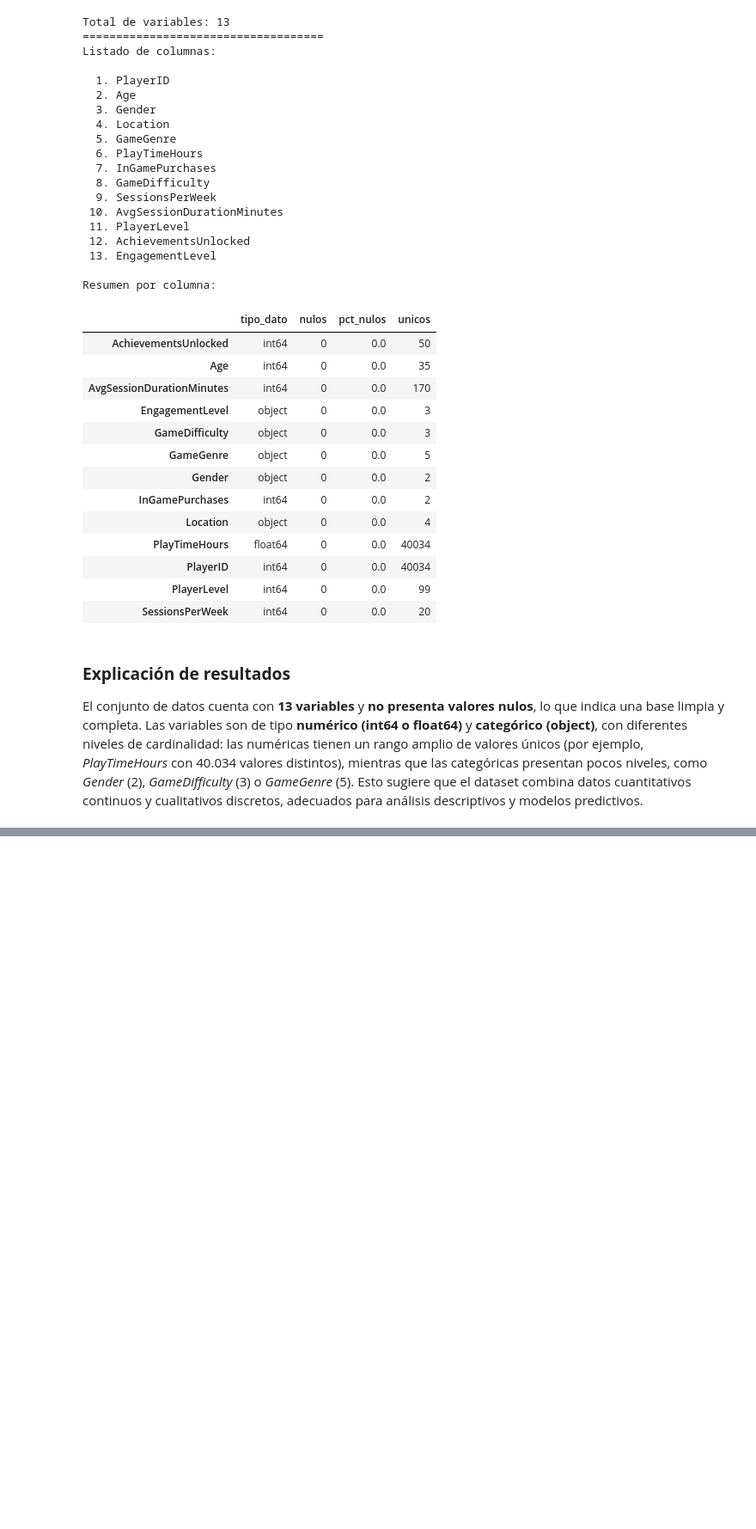
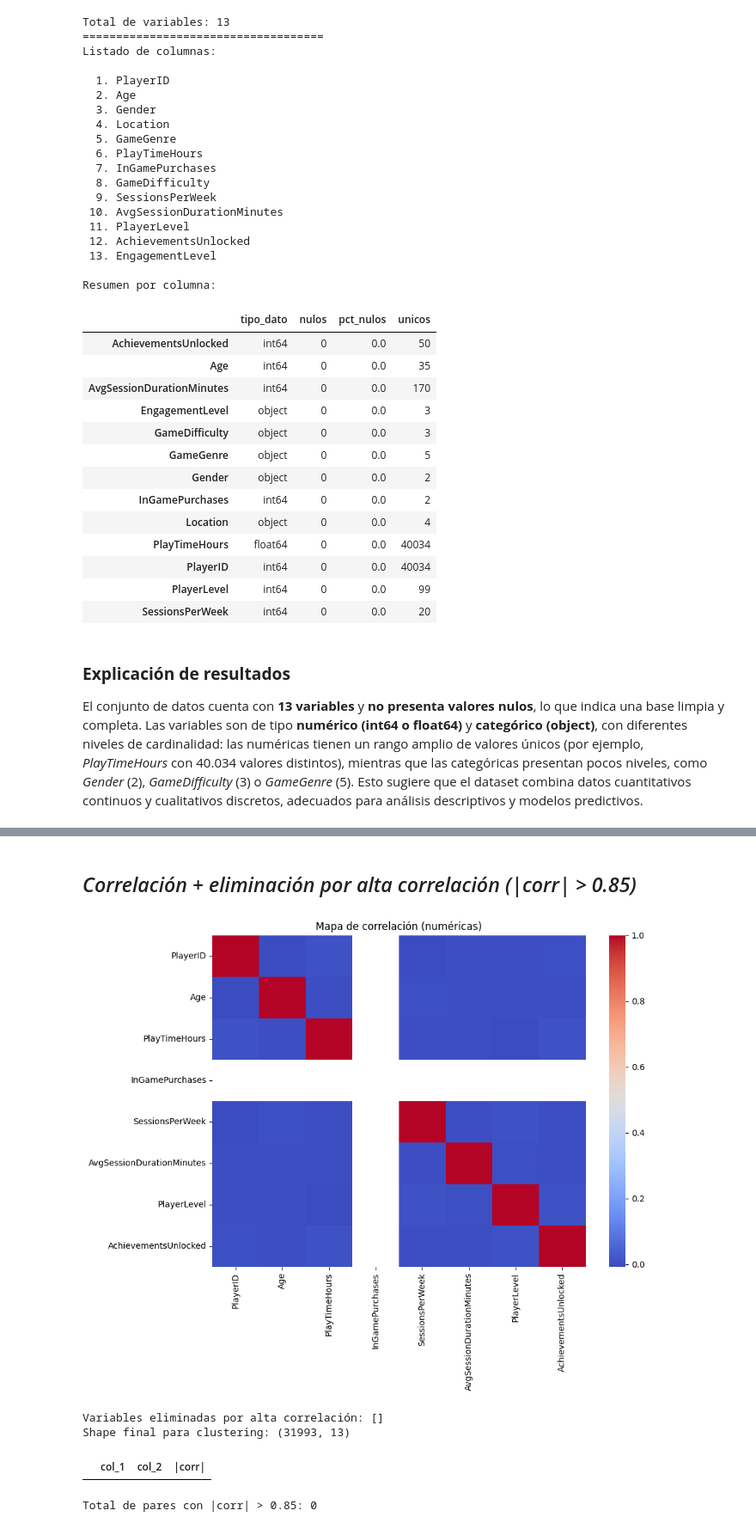
Before and after one commit to advSNTS/proyecto4_IA, a Jupyter notebook: EDA/EDA_IA.ipynb, the cells around one changed output, grey strips where cells are left out. Shown at 86% size. Drawn from its saved outputs; the diff is of its cells as text; code cells hidden in the pictures; blank space fills up the shorter version.

```diff
--- a/EDA/EDA_IA.ipynb
+++ b/EDA/EDA_IA.ipynb
@@ -1493,0 +567,17 @@ Esta segmentación permite diferenciar hábitos de uso y diseñar estrategias es
+# %%
+df_no_outliers = df_clean.copy()
+if len(num_cols) > 0:
+    Q1 = df_no_outliers[num_cols].quantile(0.25)
+    Q3 = df_no_outliers[num_cols].quantile(0.75)
+    IQR = Q3 - Q1
+    lim_inf = Q1 - 1.5*IQR
+    lim_sup = Q3 + 1.5*IQR
+
+    mask = ~((df_no_outliers[num_cols] < lim_inf) | (df_no_outliers[num_cols] > lim_sup)).any(axis=1)
+    removidos = len(df_no_outliers) - mask.sum()
+    df_no_outliers = df_no_outliers[mask]
+    print(f"Outliers removidos (IQR): {removidos}")
+else:
+    print("No hay columnas numéricas para evaluar outliers.")
+
+print("Shape tras remover outliers:", df_no_outliers.shape)
@@ -1493,0 +605,54 @@ Esta segmentación permite diferenciar hábitos de uso y diseñar estrategias es
+# %% [markdown]
+## *Correlación + eliminación por alta correlación (|corr| > 0.85)*
+# %%
+num_cols = [c for c in df_no_outliers.columns if c in num_cols]  # refrescar
+removed_corr = []
+
+if len(num_cols) > 1:
+    corr = df_no_outliers[num_cols].corr()
+    plt.figure(figsize=(10,8))
+    sns.heatmap(corr, cmap="coolwarm", annot=False)
+    plt.title("Mapa de correlación (numéricas)")
+    plt.tight_layout()
+    plt.savefig("./EDA/plots/_04_heatmap_correlacion.png", dpi=130)
+    plt.show()
+
+    corr_threshold = 0.85
+    cols = corr.columns.tolist()
+    to_drop = set()
+    kept = set()
+    for i in range(len(cols)):
+        for j in range(i):
+            if abs(corr.iloc[i, j]) > corr_threshold and cols[i] not in kept:
+                to_drop.add(cols[i])  # elimina la segunda de la pareja
+        kept.add(cols[i])
+
+    removed_corr = sorted(list(to_drop))
+    df_final = df_no_outliers.drop(columns=removed_corr, errors="ignore")
+    num_cols = [c for c in num_cols if c not in removed_corr]
+else:
+    print("No hay suficientes columnas numéricas para correlación.")
+    df_final = df_no_outliers.copy()
+
+print("Variables eliminadas por alta correlación:", removed_corr)
+print("Shape final para clustering:", df_final.shape)
+
+# Si no lo tienes, recomputa pares > umbral a modo de reporte
+umbral_corr = 0.85
+corr_mat = df_clean[num_cols].corr().abs()
+pares_altos = []
+for i, c1 in enumerate(num_cols):
+    for c2 in num_cols[i+1:]:
+        val = corr_mat.loc[c1, c2]
+        if pd.notna(val) and val > umbral_corr:
+            pares_altos.append((c1, c2, round(val, 3)))
+
+df_pares_altos = pd.DataFrame(pares_altos, columns=["col_1", "col_2", "|corr|"])
+display(df_pares_altos.sort_values("|corr|", ascending=False).head(30))
+print(f"Total de pares con |corr| > {umbral_corr}: {len(df_pares_altos)}")
+# %% [output]
+[figure, added]
+Variables eliminadas por alta correlación: []
+Shape final para clustering: (31993, 13)
+|  | col_1 | col_2 | |corr| |
+Total de pares con |corr| > 0.85: 0
```
Also changed, not shown: parts of 46 cells of this notebook.
